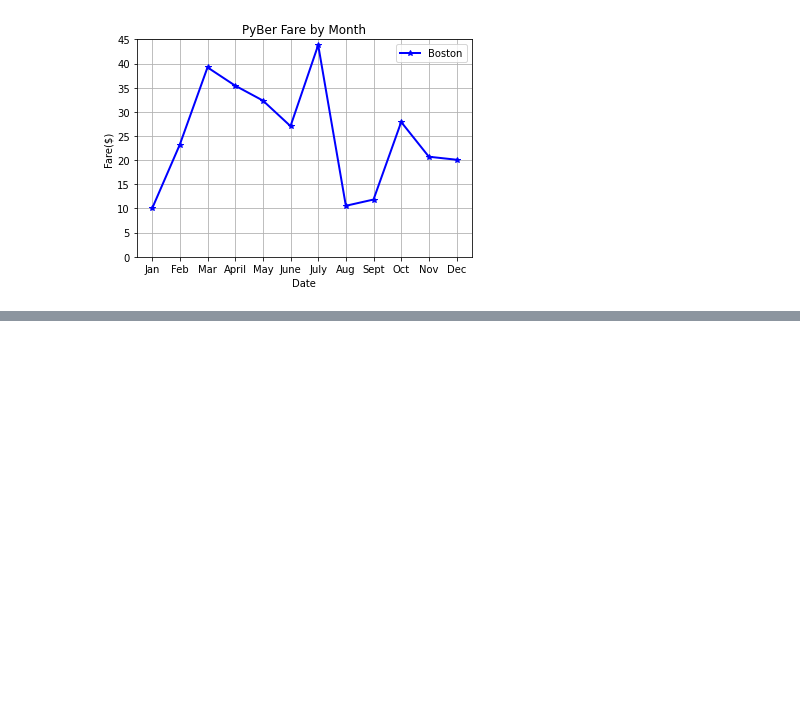
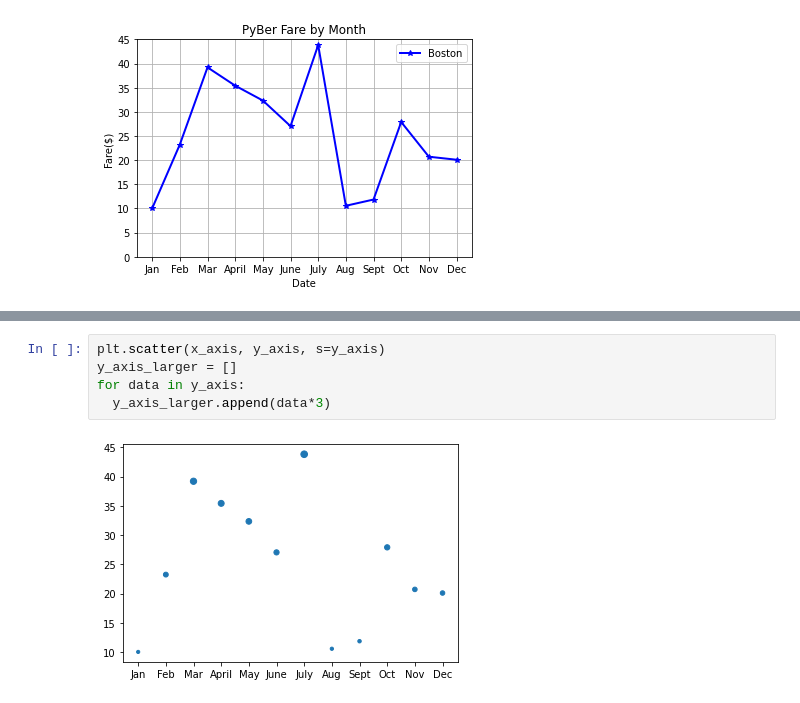
Before and after one commit to BMoreland20/PyBer_Analysis, a Jupyter notebook: PyBer_Practive.ipynb, the cells around one changed output, grey strips where cells are left out. Drawn from its saved outputs; the diff is of its cells as text; blank space fills up the shorter version.

Commit message:
Large update

```diff
--- a/PyBer_Practive.ipynb
+++ b/PyBer_Practive.ipynb
@@ -39,0 +90,7 @@ plt.legend()
+# %%
+plt.scatter(x_axis, y_axis, s=y_axis)
+y_axis_larger = []
+for data in y_axis:
+  y_axis_larger.append(data*3)
+# %% [output]
+[figure, added]
```
Also changed, not shown: parts of 10 cells of this notebook.
